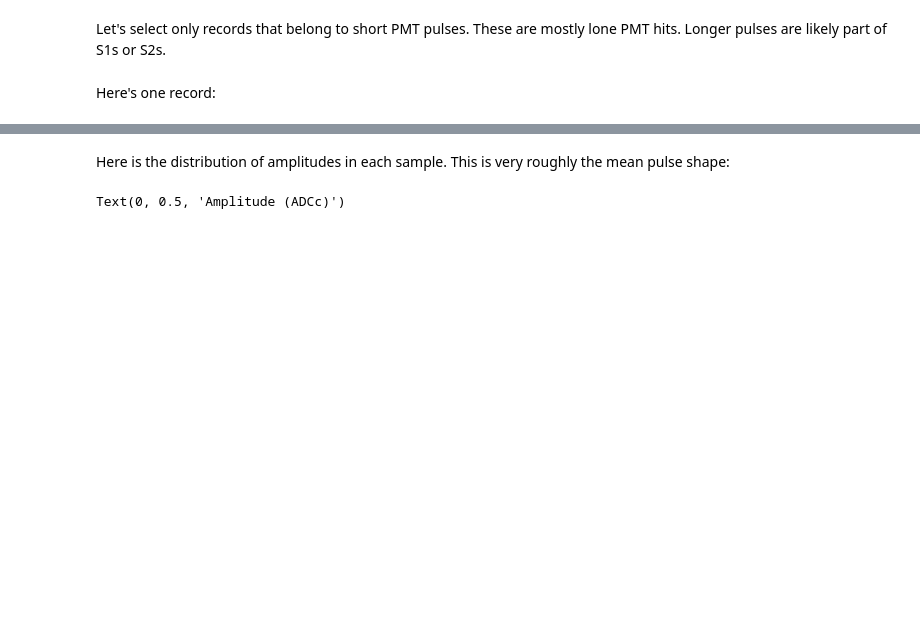
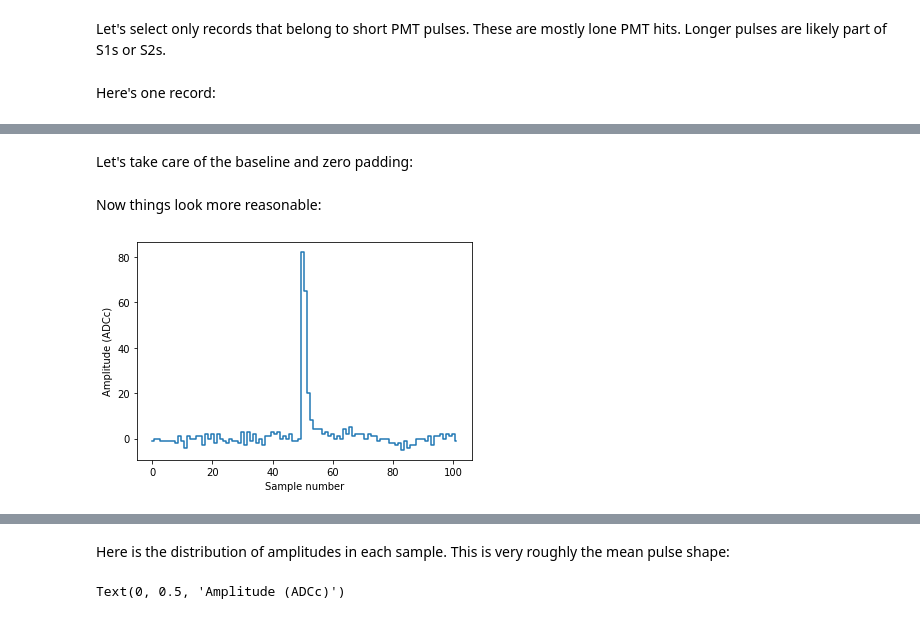
Before and after one commit to XENONnT/straxen, a Jupyter notebook: notebooks/tutorials/pulse_analysis.ipynb, the cells around one changed output, grey strips where cells are left out. Drawn from its saved outputs; the diff is of its cells as text; code cells hidden in the pictures; blank space fills up the shorter version.

```diff
--- a/notebooks/tutorials/pulse_analysis.ipynb
+++ b/notebooks/tutorials/pulse_analysis.ipynb
@@ -80,0 +101,2 @@ and thus the pulse has been zero-padded, as you can see at the highest sample nu
+# %% [markdown]
+Let's take care of the baseline and zero padding:
@@ -80,0 +110,6 @@ and thus the pulse has been zero-padded, as you can see at the highest sample nu
+# %% [markdown]
+Now things look more reasonable:
+# %%
+plot_record(rr[0])
+# %% [output]
+[figure, added]
```
Also changed, not shown: parts of 19 cells of this notebook, 3 other files.
